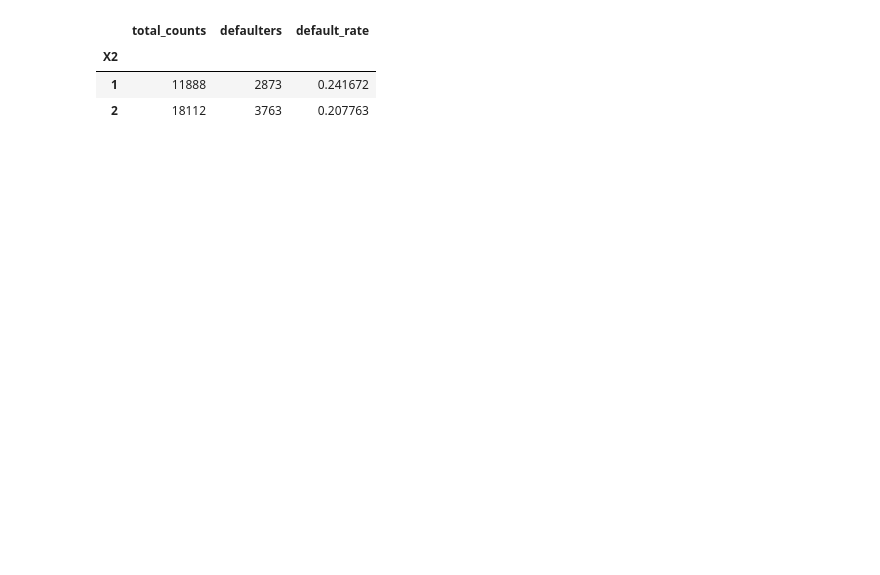
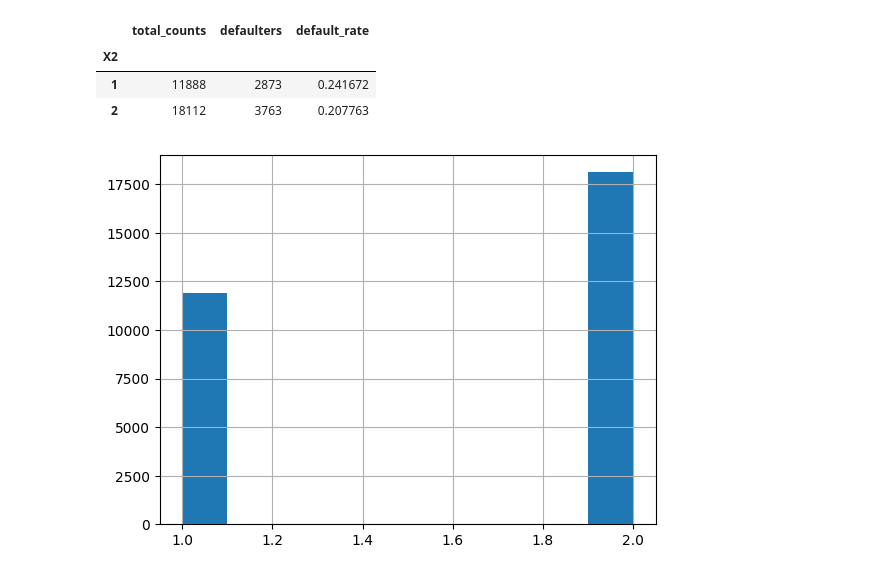
Before and after one commit to NishantLaata/Credit_risk_analysis, a Jupyter notebook: 01_data_exploration.ipynb, the cells around one changed output. Saved outputs shown, nothing was run; the diff lists cells and outputs as text; code cells hidden in the pictures; blank space fills up the shorter version.

```diff
--- a/01_data_exploration.ipynb
+++ b/01_data_exploration.ipynb
@@ -92,6 +96,10 @@ gender_defaulters
 | X2 |  |  |  |
 | 1 | 11888 | 2873 | 0.241672 |
 | 2 | 18112 | 3763 | 0.207763 |
+# %%
+gender_distribution_hist = df['X2'].hist()
+# %% [output]
+[figure, added]
 # %%
 ## ML starts here
 # %%
```
Also changed, not shown: parts of 2 cells of this notebook.
